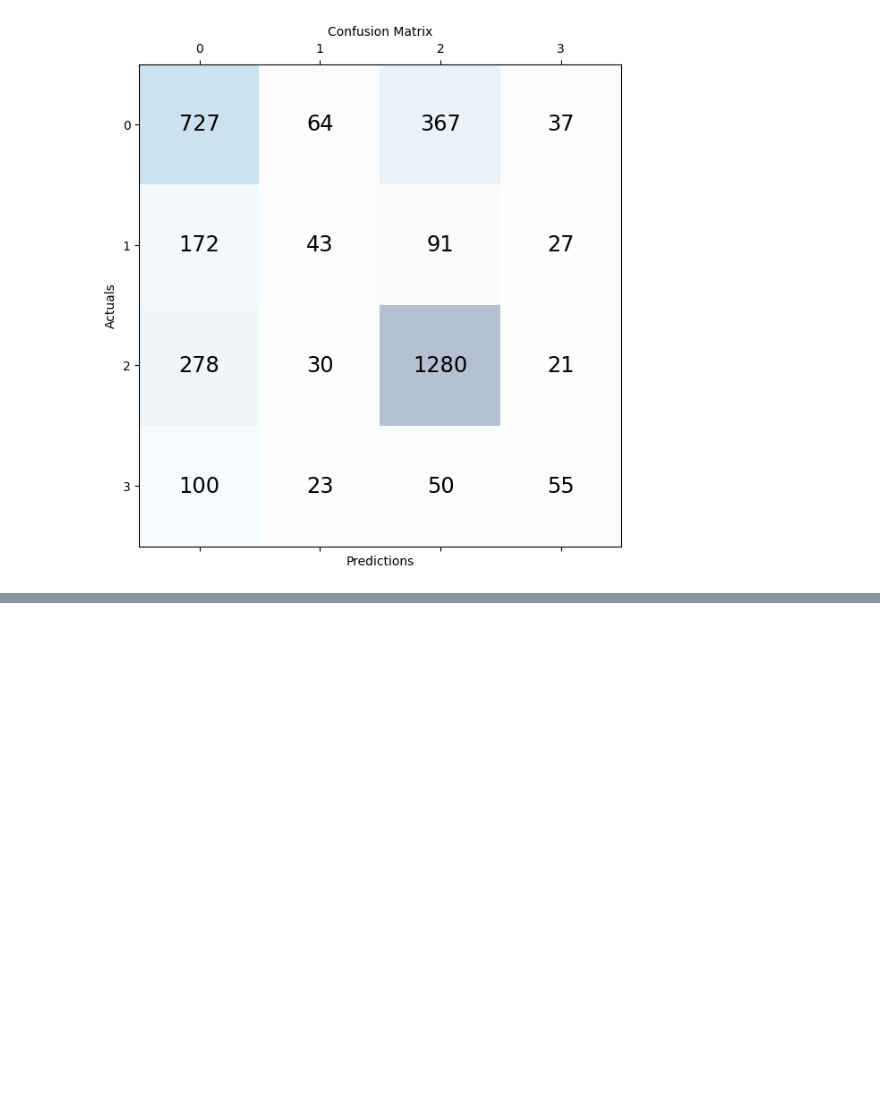
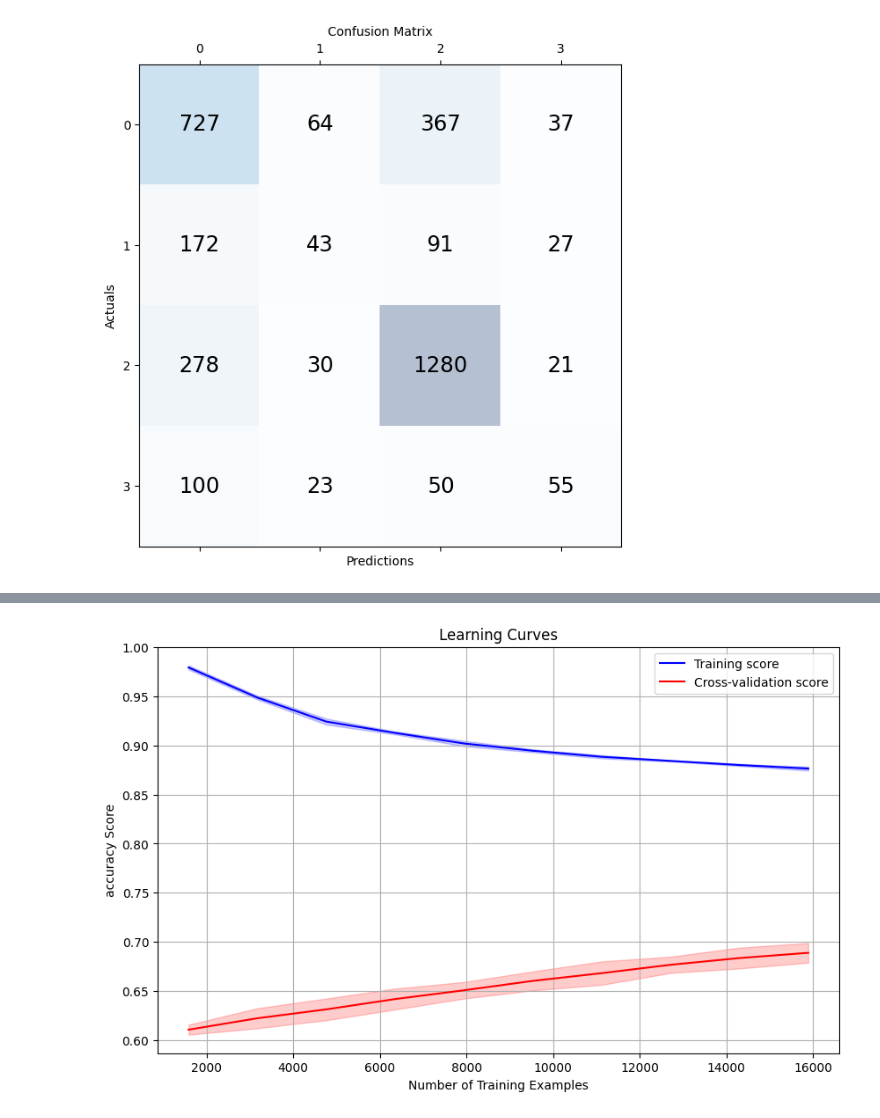
Before and after one commit to beatrizarc/product_complaints, a Jupyter notebook: notebooks/10- LinearSVC tf-idf hyperparameter tuning, feature selection, model selection .ipynb, the cells around one changed output, grey strips where cells are left out. Drawn from its saved outputs; the diff is of its cells as text; code cells hidden in the pictures; blank space fills up the shorter version.

```diff
--- a/notebooks/10- LinearSVC tf-idf hyperparameter tuning, feature selection, model selection .ipynb
+++ b/notebooks/10- LinearSVC tf-idf hyperparameter tuning, feature selection, model selection .ipynb
@@ -951,0 +1009,4 @@ weighted avg       0.60      0.63      0.61      3365
+# %%
+plot_learning_curve(model, X_train_new, y_train_val, 'accuracy')
+# %% [output]
+[figure, added]
```
Also changed, not shown: parts of 9 cells of this notebook.
